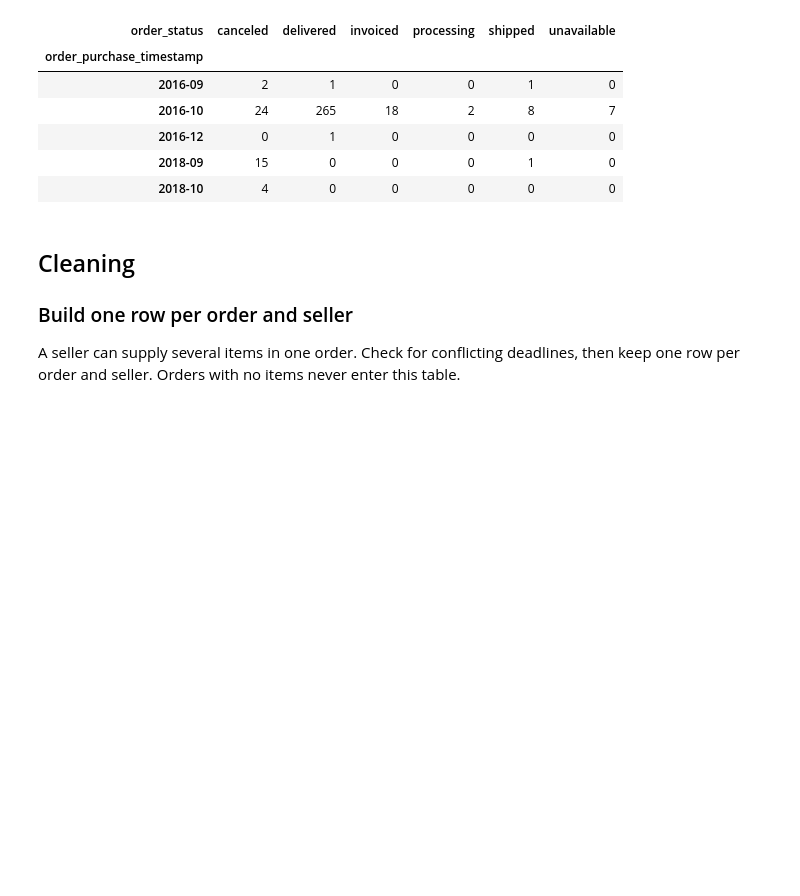
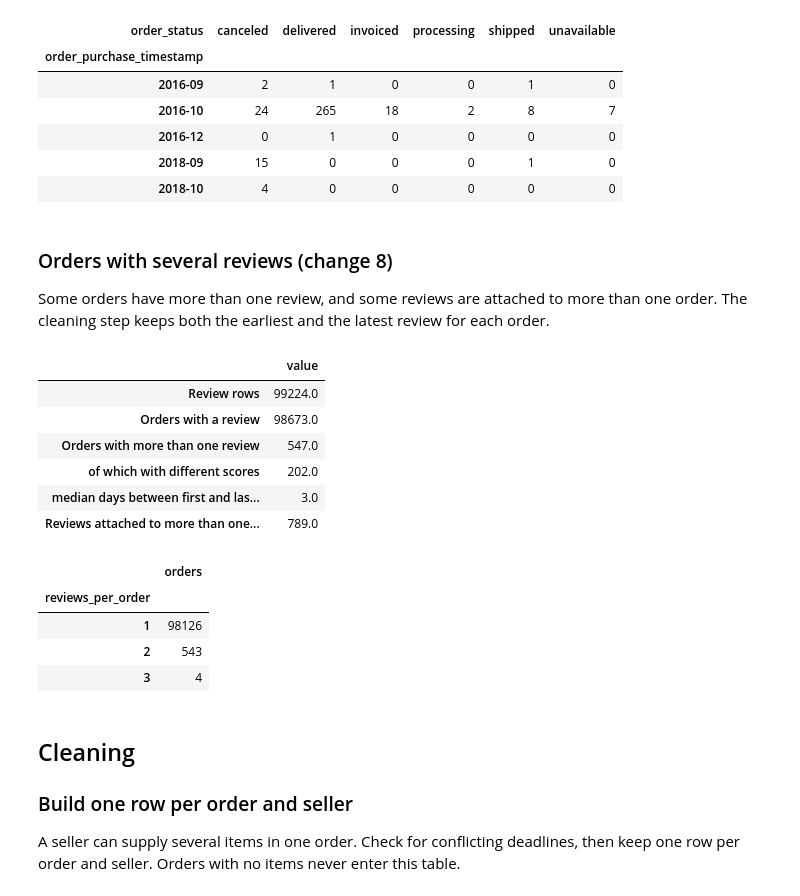
Before and after one commit to RitaMa1999/Python-Group-Project---ECommerce, a Jupyter notebook: notebooks/01_cleaning.ipynb, the cells around one changed output. Cells and saved outputs as stored; diff of their text form; code cells hidden in the pictures; blank space fills up the shorter version.

```diff
--- a/notebooks/01_cleaning.ipynb
+++ b/notebooks/01_cleaning.ipynb
@@ -236,6 +244,43 @@ display(pd.crosstab(purchase_month[edge_months], orders.loc[edge_months, "order_
 | 2016-12 | 0 | 1 | 0 | 0 | 0 | 0 |
 | 2018-09 | 15 | 0 | 0 | 0 | 1 | 0 |
 | 2018-10 | 4 | 0 | 0 | 0 | 0 | 0 |
+# %% [markdown]
+### Orders with several reviews (change 8)
+
+Some orders have more than one review, and some reviews are attached to more than one order. The cleaning step keeps both the earliest and the latest review for each order.
+# %%
+reviews_per_order = reviews.groupby("order_id")["review_id"].size()
+multi_review_orders = reviews_per_order.index[reviews_per_order.gt(1)]
+multi_reviews = reviews.loc[reviews["order_id"].isin(multi_review_orders)].groupby("order_id")
+days_apart = (
+    multi_reviews["review_creation_date"].max() - multi_reviews["review_creation_date"].min()
+).dt.days
+orders_per_review = reviews.groupby("review_id")["order_id"].size()
+
+display(
+    pd.Series({
+        "Review rows": len(reviews),
+        "Orders with a review": reviews["order_id"].nunique(),
+        "Orders with more than one review": len(multi_review_orders),
+        "  of which with different scores": multi_reviews["review_score"].nunique().gt(1).sum(),
+        "  median days between first and last review": days_apart.median(),
+        "Reviews attached to more than one order": orders_per_review.gt(1).sum(),
+    }, name="value").to_frame()
+)
+display(reviews_per_order.value_counts().sort_index().rename_axis("reviews_per_order").rename("orders").to_frame())
+# %% [output]
+|  | value |
+| Review rows | 99224.0 |
+| Orders with a review | 98673.0 |
+| Orders with more than one review | 547.0 |
+| of which with different scores | 202.0 |
+| median days between first and las... | 3.0 |
+| Reviews attached to more than one... | 789.0 |
+|  | orders |
+| reviews_per_order |  |
+| 1 | 98126 |
+| 2 | 543 |
+| 3 | 4 |
 # %% [markdown]
 ## Cleaning
 
```
Also changed, not shown: parts of 9 cells of this notebook, 5 other files.
